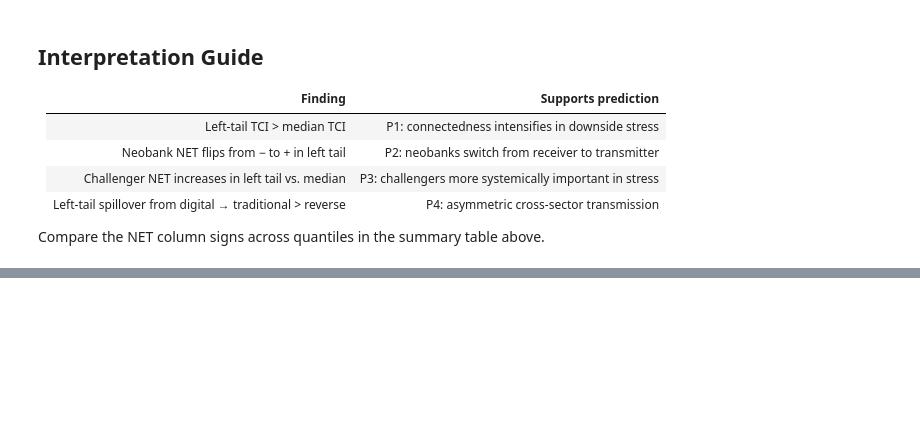
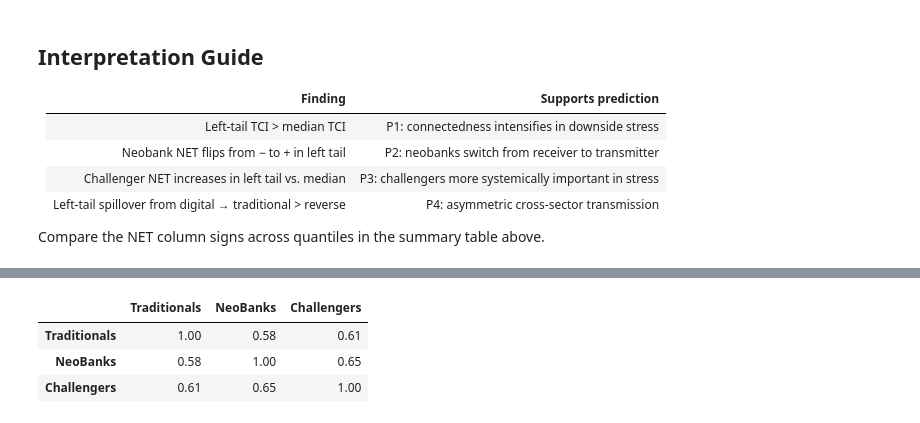
Before and after one commit to JamesGH1/FinanceResearch, a Jupyter notebook: IndexCreation - REMASTERED.ipynb, the cells around one changed output, grey strips where cells are left out. Drawn from its saved outputs; the diff is of its cells as text; code cells hidden in the pictures; blank space fills up the shorter version.

```diff
--- a/IndexCreation - REMASTERED.ipynb
+++ b/IndexCreation - REMASTERED.ipynb
@@ -2127,3 +2085,95 @@ CROSS-QUANTILE SUMMARY — Mean TCI and Mean NET
 | Left-tail spillover from digital → traditional > reverse | P4: asymmetric cross-sector transmission |
 
 Compare the NET column signs across quantiles in the summary table above.
+# %%
+# ============================================================
+# 5.1 Return characteristics of the three banking indices
+# ============================================================
+
+from statsmodels.tsa.stattools import adfuller
+from scipy.stats import jarque_bera
+import pandas as pd
+
+# ------------------------------------------------------------
+# Step 1: Prepare daily returns
+# ------------------------------------------------------------
+if 'returns_df' in locals() and not returns_df.empty:
+    returns_51 = returns_df.copy()
+
+    # returns_df in the notebook was prepared as percent returns for R;
+    # convert back to decimals here if needed
+    if returns_51.abs().max().max() > 1:
+        returns_51 = returns_51 / 100
+else:
+    returns_51 = final_slice_df.pct_change().dropna()
+
+# Keep only the three banking indices in the desired order
+returns_51 = returns_51[['Traditionals', 'NeoBanks', 'Challengers']]
+
+# ------------------------------------------------------------
+# Helpers for formatting
+# ------------------------------------------------------------
+def format_pval(p):
+    if p < 0.001:
+        return "<0.001"
+    return f"{p:.4f}"
+
+# ------------------------------------------------------------
+# Table 1. Descriptive statistics of daily returns
+# ------------------------------------------------------------
+desc_stats = pd.DataFrame(index=[
+    'Mean (%)',
+    'Std. Dev. (%)',
+    'Min (%)',
+    'Max (%)',
+    'Skewness',
+    'Excess Kurtosis',
+    'ADF Statistic',
+    'ADF p-value',
+    'Jarque-Bera Statistic',
+    'Jarque-Bera p-value'
+])
+
+for col in returns_51.columns:
+    series = returns_51[col].dropna()
+    adf_result = adfuller(series)
+    jb_result = jarque_bera(series)
+
+    desc_stats[col] = [
+        series.mean() * 100,
+        series.std() * 100,
+        series.min() * 100,
+        series.max() * 100,
+        series.skew(),
+        series.kurtosis(),   # excess kurtosis
+        adf_result[0],
+        format_pval(adf_result[1]),
+        jb_result.statistic,
+        format_pval(jb_result.pvalue)
+    ]
+
+# Build a presentation-friendly copy
+desc_display = desc_stats.copy()
+
+for row in ['Mean (%)', 'Std. Dev. (%)', 'Min (%)', 'Max (%)',
+            'Skewness', 'Excess Kurtosis', 'ADF Statistic', 'Jarque-Bera Statistic']:
+    for col in desc_display.columns:
+        val = desc_display.loc[row, col]
+        if pd.notnull(val):
+            desc_display.loc[row, col] = f"{float(val):.4f}"
+
+print("\n" + "="*70)
+print("TABLE 1. DESCRIPTIVE STATISTICS OF DAILY RETURNS")
+print("="*70)
+display(desc_display)
+
+# ------------------------------------------------------------
+# Table 2. Correlation matrix of daily returns
+# ------------------------------------------------------------
+corr_matrix = returns_51.corr()
+
+print("\n" + "="*70)
+print("TABLE 2. CORRELATION MATRIX OF DAILY RETURNS")
+print("="*70)
+display(corr_matrix.round(4))
+# %% [output]
@@ -2129,0 +2197,4 @@ Compare the NET column signs across quantiles in the summary table above.
+|  | Traditionals | NeoBanks | Challengers |
+| Traditionals | 1.00 | 0.58 | 0.61 |
+| NeoBanks | 0.58 | 1.00 | 0.65 |
+| Challengers | 0.61 | 0.65 | 1.00 |
```
Also changed, not shown: parts of 4 cells of this notebook, 1 other file.
